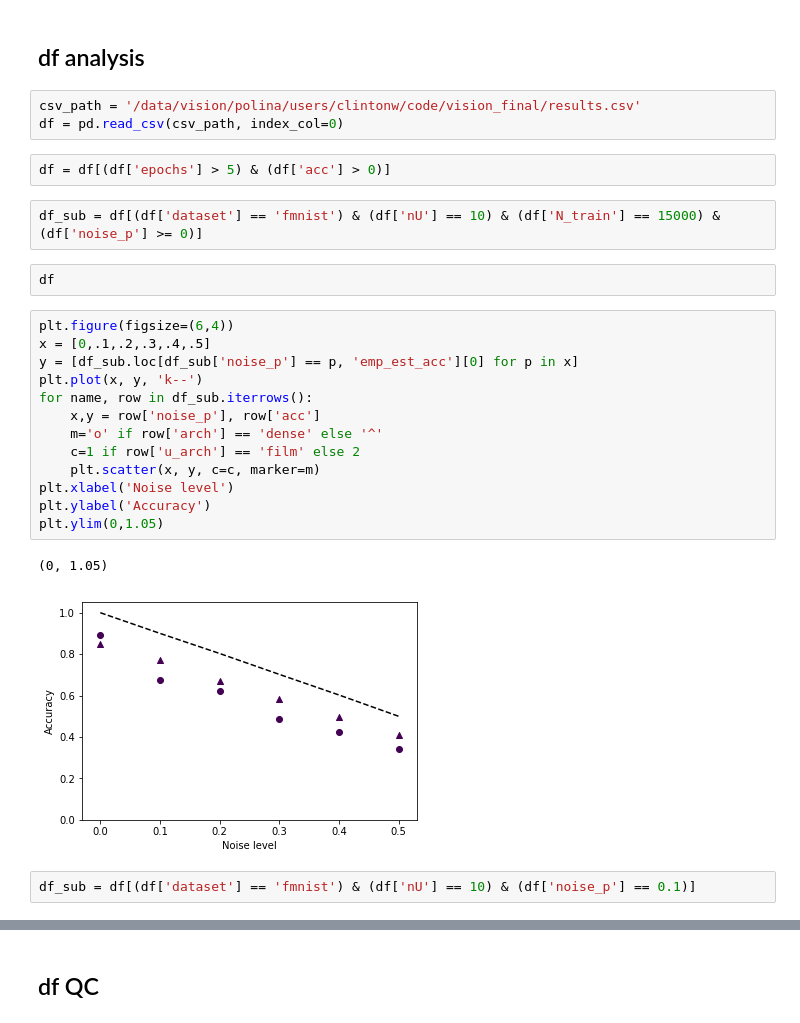
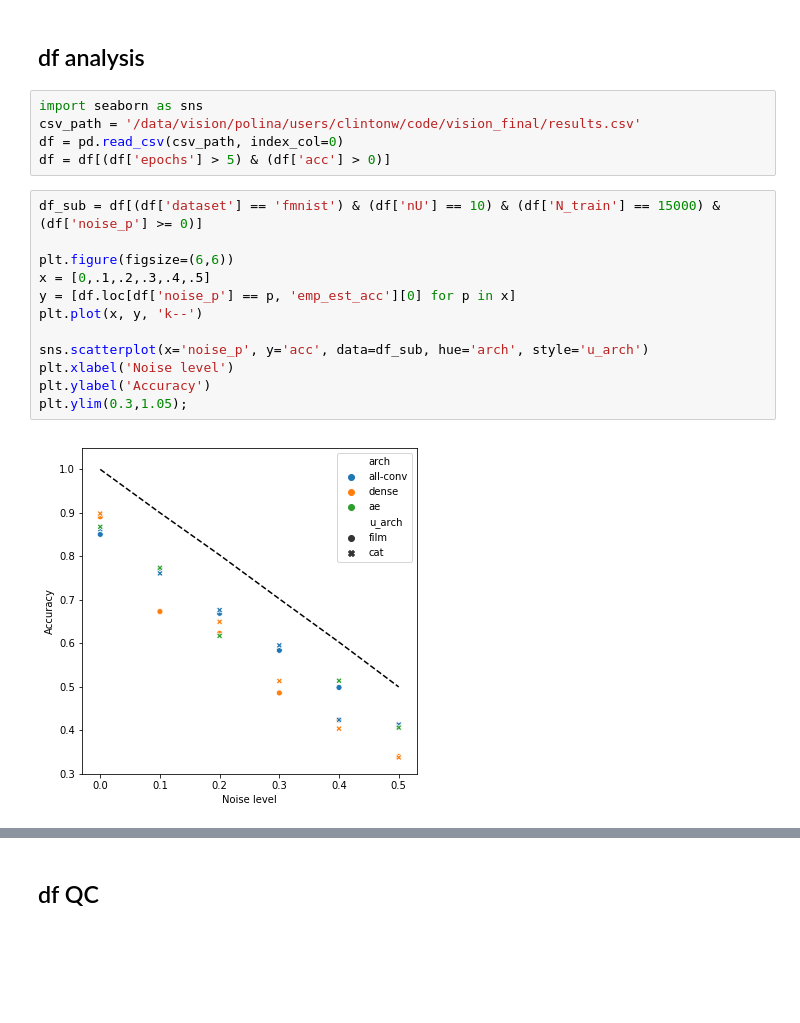
Before and after one commit to clintonjwang/conditional_nets, a Jupyter notebook: scratchpad.ipynb, the cells around one changed output, grey strips where cells are left out. Saved outputs shown, nothing was run; the diff lists cells and outputs as text; blank space fills up the shorter version.

```diff
--- a/scratchpad.ipynb
+++ b/scratchpad.ipynb
@@ -80,29 +82,21 @@ glob.glob('data/fmnist/*.npy')
 # %% [markdown]
 ## df analysis
 # %%
+import seaborn as sns
 csv_path = '/data/vision/polina/users/clintonw/code/vision_final/results.csv'
 df = pd.read_csv(csv_path, index_col=0)
+df = df[(df['epochs'] > 5) & (df['acc'] > 0)]
-# %%
-df = df[(df['epochs'] > 5) & (df['acc'] > 0)]
-# %%
-df_sub = df[(df['dataset'] == 'fmnist') & (df['nU'] == 10) & (df['N_train'] == 15000) & (df['noise_p'] >= 0)]
-# %%
-df
 # %%
-plt.figure(figsize=(6,4))
+df_sub = df[(df['dataset'] == 'fmnist') & (df['nU'] == 10) & (df['N_train'] == 15000) & (df['noise_p'] >= 0)]
+
+plt.figure(figsize=(6,6))
 x = [0,.1,.2,.3,.4,.5]
-y = [df_sub.loc[df_sub['noise_p'] == p, 'emp_est_acc'][0] for p in x]
+y = [df.loc[df['noise_p'] == p, 'emp_est_acc'][0] for p in x]
 plt.plot(x, y, 'k--')
-for name, row in df_sub.iterrows():
-    x,y = row['noise_p'], row['acc']
-    m='o' if row['arch'] == 'dense' else '^'
-    c=1 if row['u_arch'] == 'film' else 2
-    plt.scatter(x, y, c=c, marker=m)
+
+sns.scatterplot(x='noise_p', y='acc', data=df_sub, hue='arch', style='u_arch')
 plt.xlabel('Noise level')
 plt.ylabel('Accuracy')
-plt.ylim(0,1.05)
+plt.ylim(0.3,1.05);
 # %% [output]
-(0, 1.05)
-[figure, old version]
+[figure, new version]
-# %%
-df_sub = df[(df['dataset'] == 'fmnist') & (df['nU'] == 10) & (df['noise_p'] == 0.1)]
```
Also changed, not shown: parts of 20 cells of this notebook, 5 other files.
